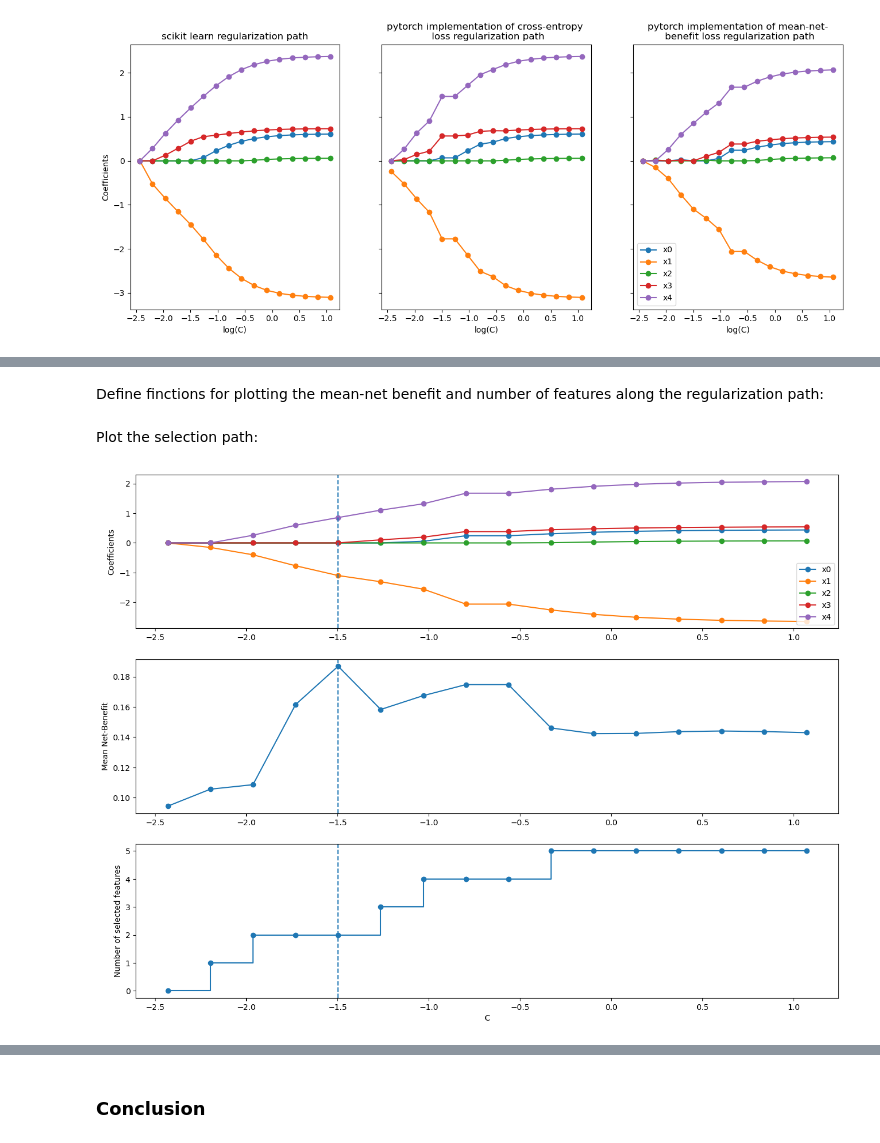
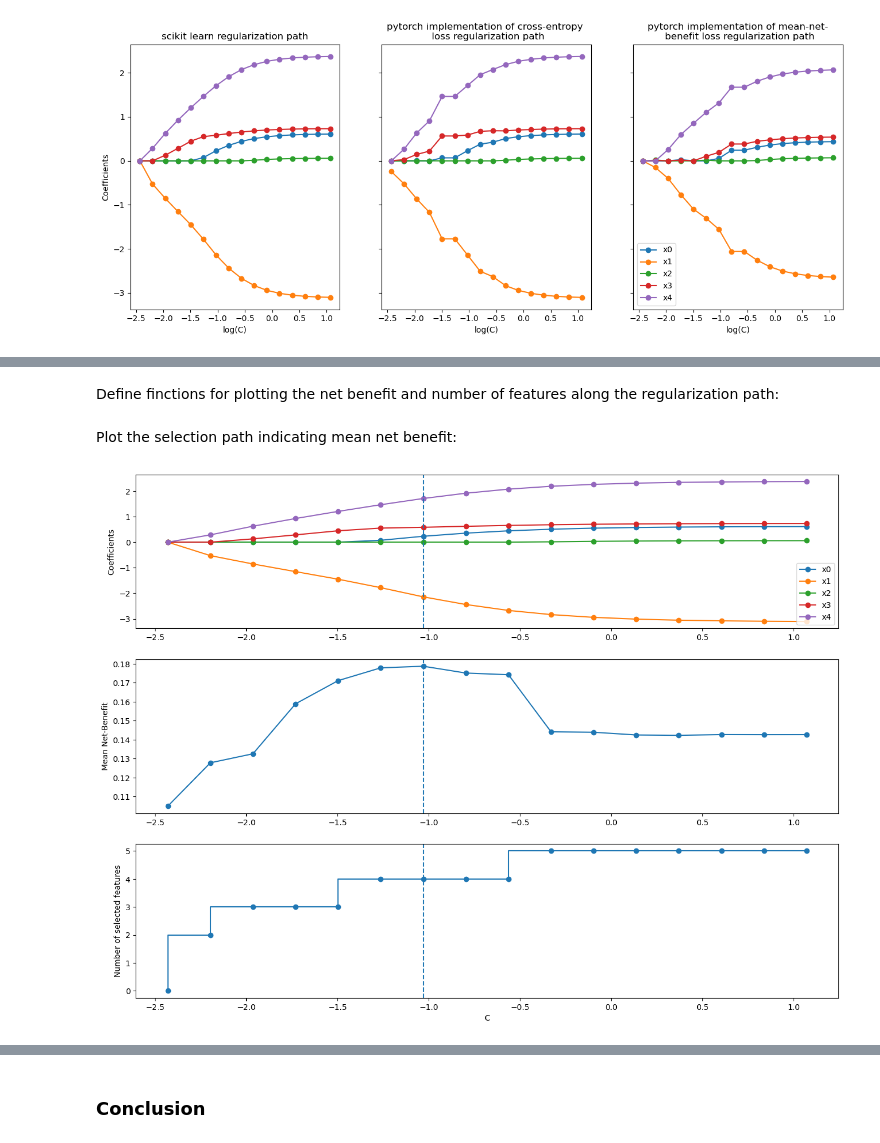
Before and after one commit to NRC2001/net_benefit_feature_selection, a Jupyter notebook: examples/03_net_benefit_regularization_method.ipynb, the cells around one changed output, grey strips where cells are left out. Drawn from its saved outputs; the diff is of its cells as text; code cells hidden in the pictures.

```diff
--- a/examples/03_net_benefit_regularization_method.ipynb
+++ b/examples/03_net_benefit_regularization_method.ipynb
@@ -61,9 +61,11 @@ df_train, df_test, ind_var_names = dcat.make_class_dataset(n_sample = n_sample,
 Calculate the regularization path with scikit learn:
 # %%
 skl_path = dcat.skl_reg_path(df_train,
+                             df_test,
                              log_space_min = 0,
                             log_space_max = 3.5,
-                            log_space_steps = 16)
+                            log_space_steps = 16,
+                            nb_thresholds = [0.8, 0.2])
 # %% [markdown]
 Plot the regularization path (where $C$ is the inverse of the regularization strength, $\lambda$):
 # %%
@@ -246,10 +234,8 @@ Use the above function to evaluate the mean net benefit along the regularisation
 # %%
-selection_path = plot_nb_prep(torch_mnb_path_with_harm["path"], list(test_harms.values()), ["x0", "x1", "x2", "x3", "x4"])
+skl_selection_path = skl_include_harms(skl_path, list(test_harms.values()), ["x0", "x1", "x2", "x3", "x4"])
 
-# Save for later comparison to other methods
+with open('../data/skl_selection_path.pkl', 'wb') as f:
+                pickle.dump(skl_selection_path, f)
 
-with open('../data/selection_path_.pkl', 'wb') as f:
-    pickle.dump(selection_path, f)
-
-selection_path['df']
+skl_selection_path["df"]
 # %% [output]
@@ -273,35 +259,37 @@ selection_path['df']
 # %% [markdown]
-Define finctions for plotting the mean-net benefit and number of features along the regularization path:
+Define finctions for plotting the net benefit and number of features along the regularization path:
 # %%
 def plot_nb_path(prep_dict, ax):
     for v in prep_dict['independent']:
         ax.plot(np.log10(prep_dict['df']["c"]), prep_dict['df'][v], marker="o", label= v)
     ax.legend(loc = "lower right")
 
-def plot_mnb_path(prep_dict, ax):
-    ax.plot(np.log10(prep_dict['df']["c"]), prep_dict['df'][['mnb']], marker="o")
+def plot_mnb_path(prep_dict, ax, net_benefit_thresh):
+    ax.plot(np.log10(prep_dict['df']["c"]), prep_dict['df'][[net_benefit_thresh]], marker="o")
 
 def plot_nfeatures_path(prep_dict, ax):
     ax.step(np.log10(prep_dict['df']["c"]), prep_dict['df'][['n_coefs']], marker="o")
 # %% [markdown]
-Plot the selection path:
+Plot the selection path indicating mean net benefit:
 # %%
+net_benefit_thresh = "mnb"
+
 fig, (ax1, ax2, ax3) = plt.subplots(3, 1, sharey=False, figsize=(16, 12))
-plot_nb_path(selection_path, ax1)
-plot_mnb_path(selection_path, ax2)
-plot_nfeatures_path(selection_path, ax3)
+plot_nb_path(skl_selection_path, ax1)
+plot_mnb_path(skl_selection_path, ax2, net_benefit_thresh)
+plot_nfeatures_path(skl_selection_path, ax3)
 
-ax1.axvline(x = np.log10(selection_path['optimal']['c']), linestyle = '--')
-ax2.axvline(x = np.log10(selection_path['optimal']['c']), linestyle = '--')
-ax3.axvline(x = np.log10(selection_path['optimal']['c']), linestyle = '--')
+ax1.axvline(x = np.log10(skl_selection_path['optimal'][net_benefit_thresh]['c']), linestyle = '--')
+ax2.axvline(x = np.log10(skl_selection_path['optimal'][net_benefit_thresh]['c']), linestyle = '--')
+ax3.axvline(x = np.log10(skl_selection_path['optimal'][net_benefit_thresh]['c']), linestyle = '--')
 
 ax1.set_ylabel("Coefficients")
 ax2.set_ylabel("Mean Net-Benefit")
 ax3.set_ylabel("Number of selected features")
 
 ax3.set_xlabel("C")
 
 #ax1.legend(ax1.patches, selection_path['independent'], loc='upper left')
 plt.show()
 # %% [output]
-[figure, old version]
+[figure, new version]
```
Also changed, not shown: parts of 11 cells of this notebook, 23 other files.
